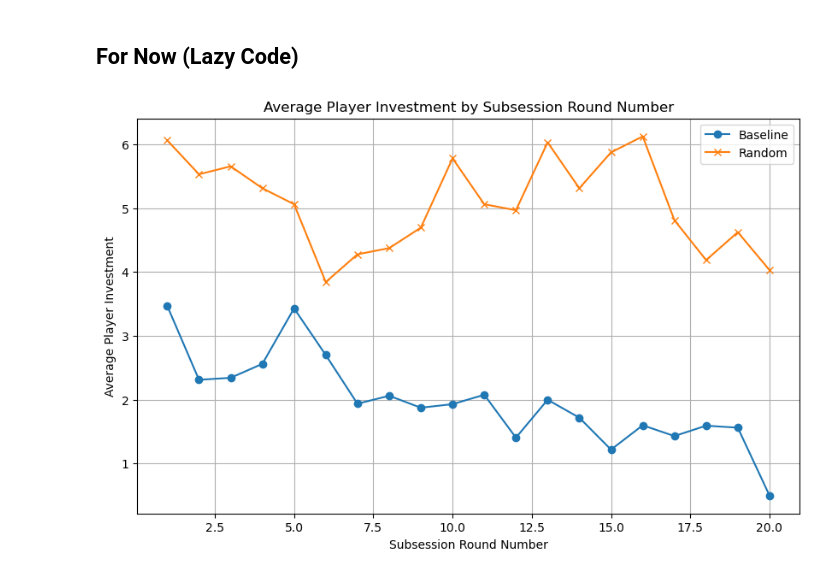
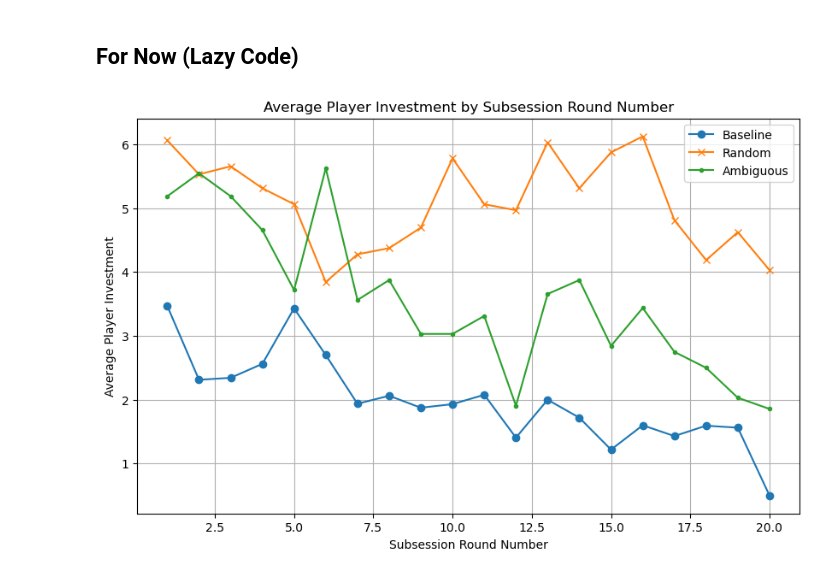
Before and after one commit to AaronSVMB/Additive-Variance-Rep, a Jupyter notebook: src/Treatments/Treatment_Showcase.ipynb, the cells around one changed output. Saved outputs shown, nothing was run; the diff lists cells and outputs as text; code cells hidden in the pictures.

```diff
--- a/src/Treatments/Treatment_Showcase.ipynb
+++ b/src/Treatments/Treatment_Showcase.ipynb
@@ -55,0 +56,10 @@ random_feb27_df
+# %%
+# Otree code eh6c22j8
+
+ambiguous_instrucs_df = reading_and_cleaning('/Users/aaronberman/Desktop/Additive Variance Rep/docs/data/feb29/pgg_additive_ambiguous_instrucs_2024-03-01.csv')
+
+ambiguous_df = reading_and_cleaning('/Users/aaronberman/Desktop/Additive Variance Rep/docs/data/feb29/pgg_additive_2024-03-01.csv')
+ambiguous_df = ambiguous_df[ambiguous_df['session.code'] == 'eh6c22j8']
+
+ambiguous_feb_29_df = merge_game_and_instrucs(ambiguous_df, ambiguous_instrucs_df, 'ambiguous')
+ambiguous_feb_29_df
@@ -58,21 +175,23 @@ random_feb27_df
 # %%
 import pandas as pd
 import matplotlib.pyplot as plt
 
 # Calculate mean 'player.investment' for each 'subsession.round_number' in both DataFrames
 baseline_means = baseline_feb27_df.groupby('subsession.round_number')['player.investment'].mean()
 random_means = random_feb27_df.groupby('subsession.round_number')['player.investment'].mean()
+ambiguous_means = ambiguous_feb_29_df.groupby('subsession.round_number')['player.investment'].mean()
 
 # Plotting
 plt.figure(figsize=(10, 6))
 plt.plot(baseline_means, label='Baseline', marker='o')  # Plot baseline averages with markers
 plt.plot(random_means, label='Random', marker='x')  # Plot random averages with markers
+plt.plot(ambiguous_means, label='Ambiguous', marker='.' ) # Plot the ambiguous averages with markers
 
 plt.title('Average Player Investment by Subsession Round Number')
 plt.xlabel('Subsession Round Number')
 plt.ylabel('Average Player Investment')
 plt.legend()
 plt.grid(True)
 plt.show()
 # %% [output]
-[figure, old version]
+[figure, new version]
```
Also changed, not shown: parts of 20 cells of this notebook, 3 other files.
